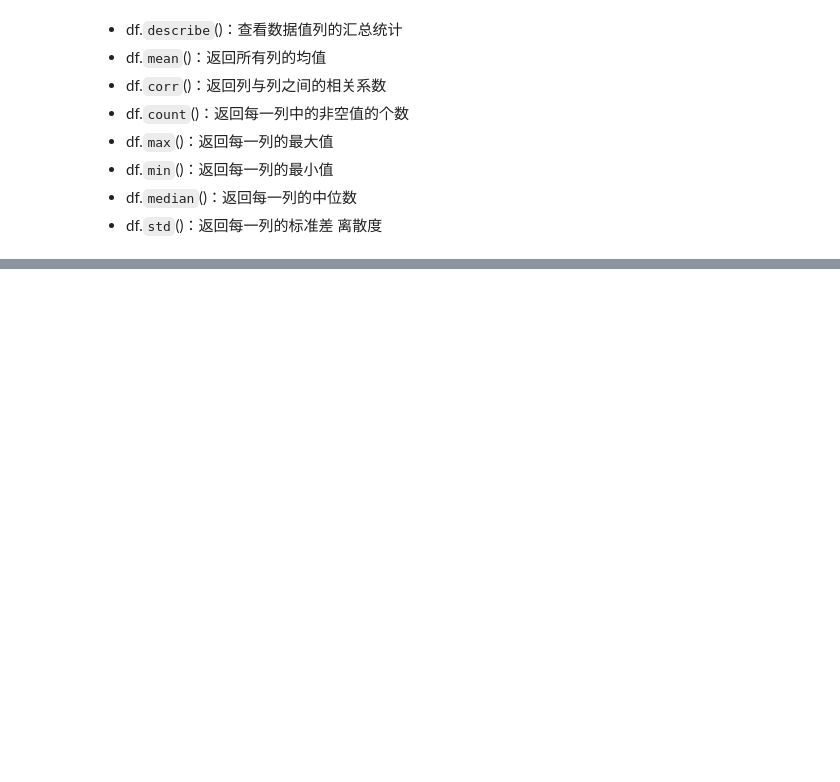
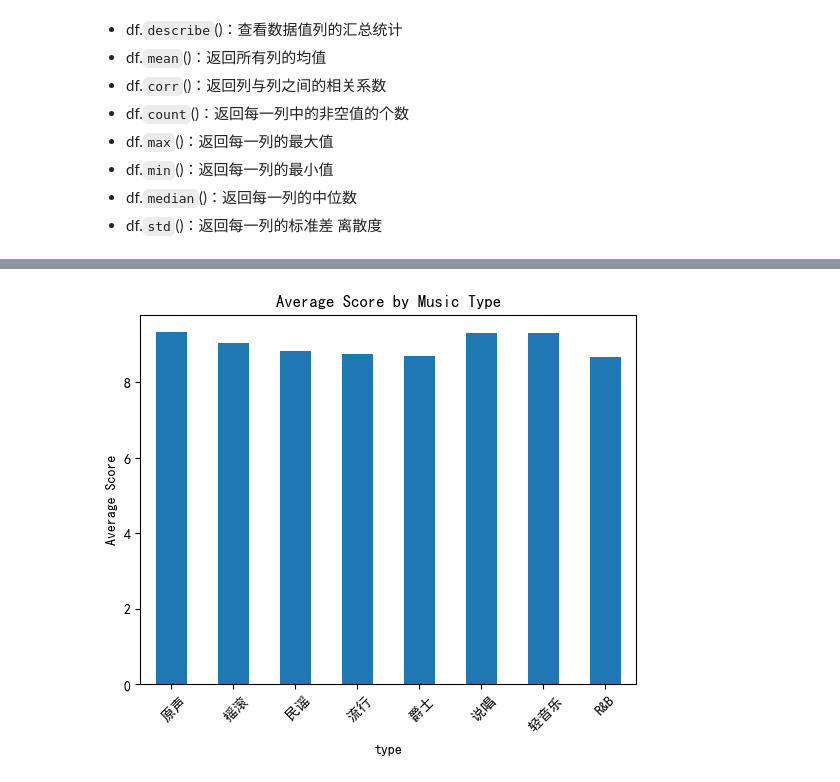
Before and after one commit to zhiliang-lin/css_note, a Jupyter notebook: py/pandas.ipynb, the cells around one changed output, grey strips where cells are left out. Cells and saved outputs as stored; diff of their text form; code cells hidden in the pictures; blank space fills up the shorter version.

```diff
--- a/py/pandas.ipynb
+++ b/py/pandas.ipynb
@@ -248,0 +422,2 @@ Out[3]:
+# %%
+df = pd.read_csv(r"D:\work\github\public_opinion_data_analysis\data\music_250.csv")
@@ -248,0 +484,2 @@ Out[3]:
+# %%
+df['pub_year'] = df.apply(lambda x: re.findall(r'\d{4}', str(x['pub_time']))[0] if pd.notnull(x['pub_time']) and re.findall(r'\d{4}', str(x['pub_time'])) else None, axis=1)
@@ -248,0 +544,4 @@ Out[3]:
+# %%
+# Average score by music type
+avg_score_by_type = df.groupby('type')['score'].mean()
+avg_score_by_type
@@ -248,0 +575,12 @@ Out[3]:
+# %%
+import matplotlib.pyplot as plt
+
+plt.rcParams['font.sans-serif'] = ['SimHei']  # 中文字体设置-黑体
+plt.rcParams['axes.unicode_minus'] = False  # 解决保存图像是负号'-'显示为方块的问题
+# %%
+
+# Bar plot of average score by music type
+avg_score_by_type.plot(kind='bar', rot=45, ylabel='Average Score', title='Average Score by Music Type')
+plt.show()
+# %% [output]
+[figure, added]
```
Also changed, not shown: parts of 56 cells of this notebook, 4 other files.
